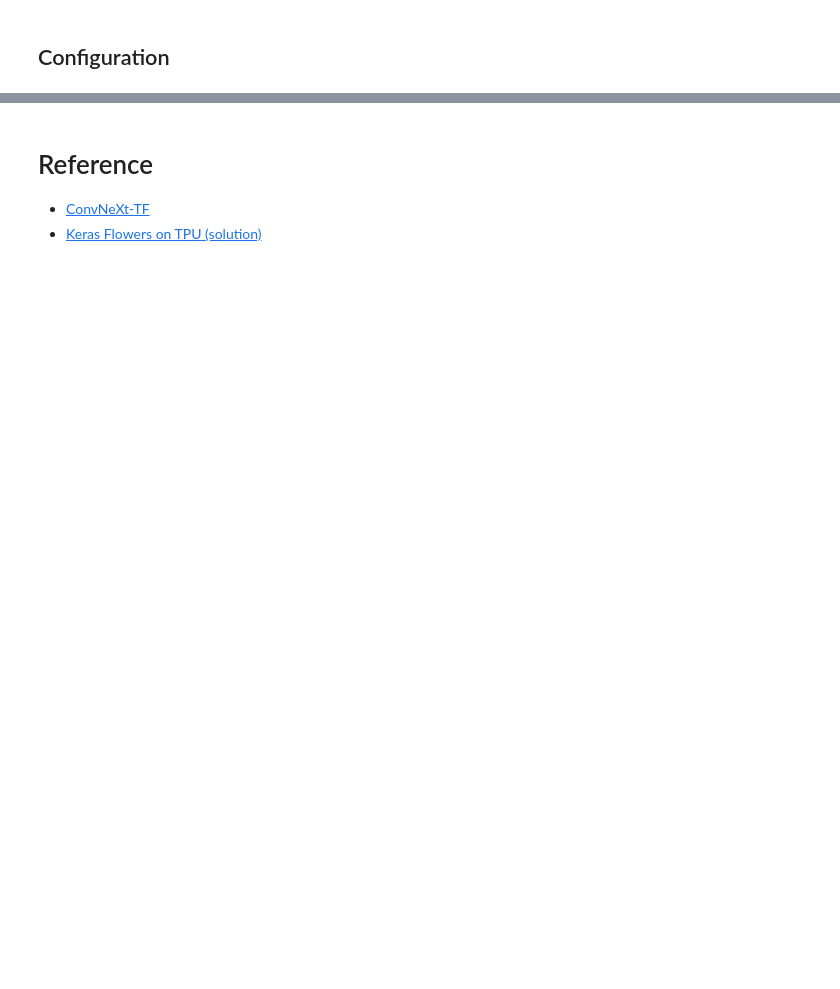
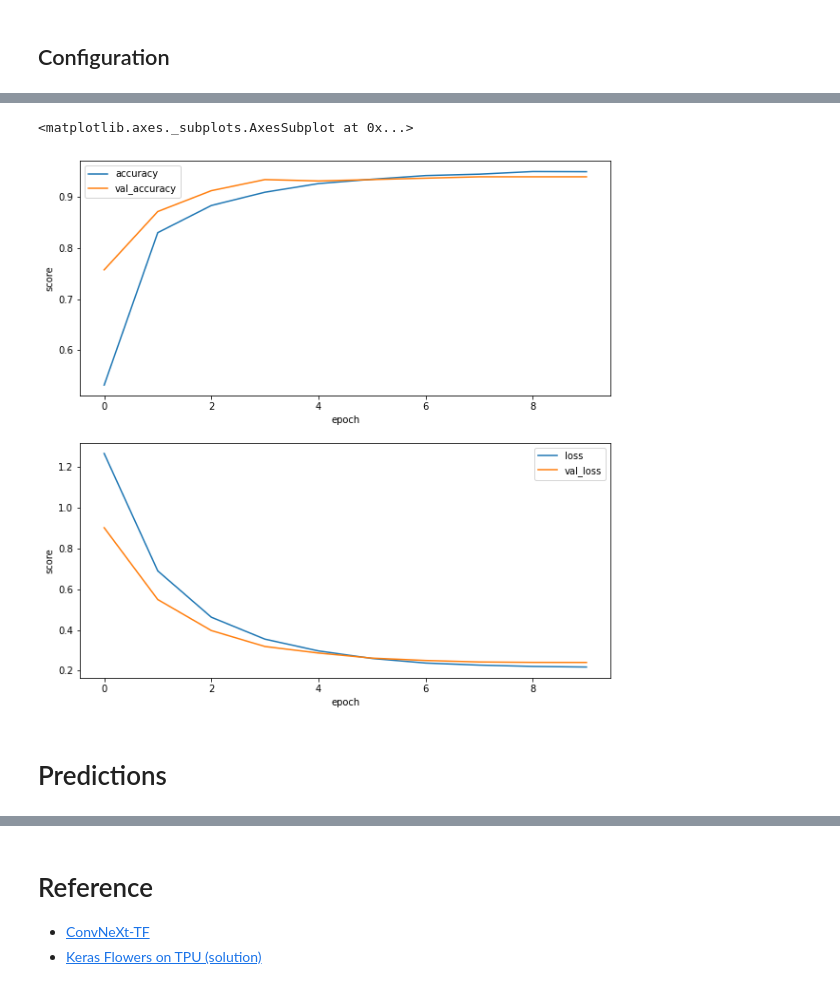
Before and after one commit to sayakpaul/ConvNeXt-TF, a Jupyter notebook: notebooks/finetune.ipynb, the cells around one changed output, grey strips where cells are left out. Cells and saved outputs as stored; diff of their text form; code cells hidden in the pictures; blank space fills up the shorter version.

```diff
--- a/notebooks/finetune.ipynb
+++ b/notebooks/finetune.ipynb
@@ -287,0 +239,6 @@ display_9_images_with_predictions(some_flowers, predictions, some_labels)
+# %%
+with strategy.scope(): # this line is all that is needed to run on TPU (or multi-GPU, ...)
+  model = get_model(MODEL_PATH)
+  model.compile(loss=loss, optimizer=optimizer, metrics=["accuracy"])
+
+history = model.fit(train_dataset, validation_data=val_dataset, epochs=EPOCHS)
@@ -287,0 +274,10 @@ display_9_images_with_predictions(some_flowers, predictions, some_labels)
+# %%
+result = pd.DataFrame(history.history)
+fig, ax = plt.subplots(2, 1, figsize=(10, 10))
+result[["accuracy", "val_accuracy"]].plot(xlabel="epoch", ylabel="score", ax=ax[0])
+result[["loss", "val_loss"]].plot(xlabel="epoch", ylabel="score", ax=ax[1])
+# %% [output]
+<matplotlib.axes._subplots.AxesSubplot at 0x...>
+[figure, added]
+# %% [markdown]
+# Predictions
```
Also changed, not shown: parts of 41 cells of this notebook.
